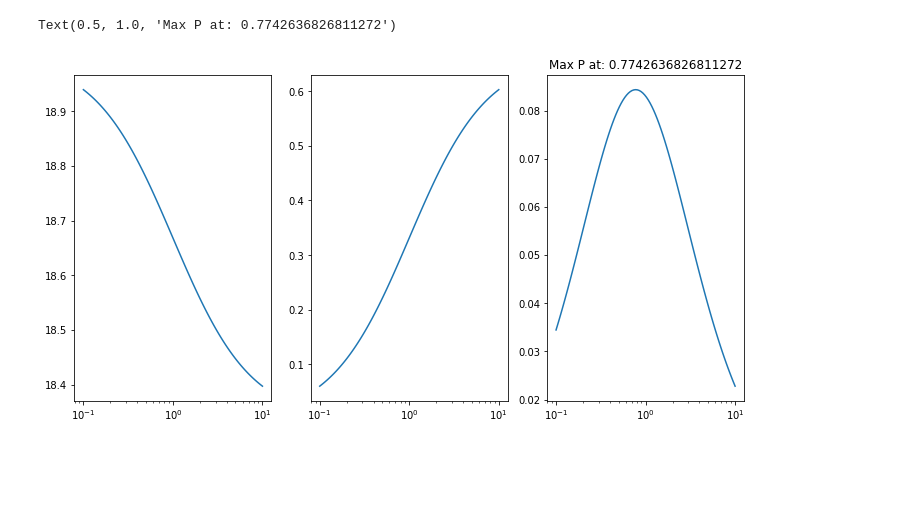
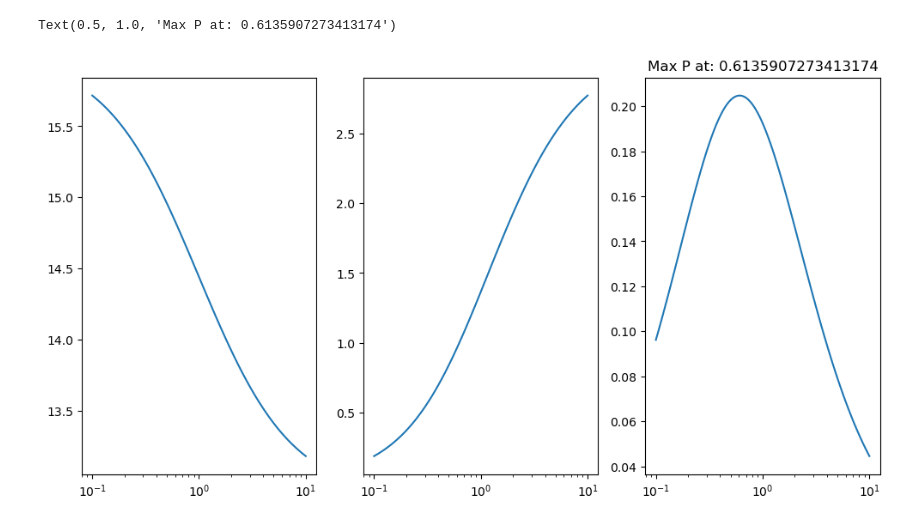
Before and after one commit to saurabhmalani1994/Cybernetic_BioModel, a Jupyter notebook: Germany Conference/consortiaForProduction/commonSubstrate.ipynb, the cells around one changed output. Saved outputs shown, nothing was run; the diff lists cells and outputs as text; code cells hidden in the pictures; blank space fills up the shorter version.

```diff
--- a/Germany Conference/consortiaForProduction/commonSubstrate.ipynb
+++ b/Germany Conference/consortiaForProduction/commonSubstrate.ipynb
@@ -12,16 +12,16 @@ def f(t, y, pars, X1, X2):
 
     d = mu12
 
-    dSdt = d * (S0 - S) - k1 * X1 * S / (KS1 + S) - mu12 * (X1 + X2) / Y12
-    dIdt = k1 * X1 * S / (KS1 + S) - d * I
+    dSdt = d * (S0 - S) - k1 * X1 * S / (KS1 + S) - mu12 * (X1 + X2) * Y12
+    dIdt = k1 * X1 * S / (KS1 + S) - k2 * X2 * I / (KI2 + I) - d * I
     dPdt = k2 * X2 * I / (KI2 + I) - d * P
 
     return [dSdt, dIdt, dPdt]
 # %%
 S0 = 20
-k1 = 0.1
+k1 = 0.2
 KS1 = 0.1
-k2 = 0.1
+k2 = 0.2
 KI2 = 1
 mu12 = 0.3
 Y12 = 2
@@ -46,16 +64,44 @@ for i, X1_over_X2 in enumerate(X1_over_X2_array):
 # %%
+S0 = 20
+k1 = 0.5
+KS1 = 1
+k2 = 0.1
+KI2 = 1
+mu12 = 0.3
+Y12 = 2
+
+pars = [S0, k1, KS1, k2, KI2, mu12, Y12]
+
+from scipy.integrate import solve_ivp
+from scipy.optimize import fsolve
+
+X1_over_X2_array = 10 ** np.linspace(-1, 1, 100)
+ss_arr_2 = np.zeros((len(X1_over_X2_array), 3))
+
+X_total = 2
+x = [15, 1, 1]
+
+for i, X1_over_X2 in enumerate(X1_over_X2_array):
+    X1 = X1_over_X2 * X_total / (1 + X1_over_X2)
+    X2 = X_total - X1
+
+    x, infodict, ier, mesg = fsolve(lambda y: f(0, y, pars, X1, X2), x, full_output=True)
+    # print(mesg)
+
+    ss_arr_2[i, :] = x
+
 import matplotlib.pyplot as plt
 
 plt.figure(figsize=(12, 6))
 ax = plt.subplot(131)
-ax.semilogx(X1_over_X2_array, ss_arr[:, 0], label='S')
+ax.semilogx(X1_over_X2_array, ss_arr_2[:, 0], label='S')
 
 ax = plt.subplot(132)
-ax.semilogx(X1_over_X2_array, ss_arr[:, 1], label='I')
+ax.semilogx(X1_over_X2_array, ss_arr_2[:, 1], label='I')
 
 ax = plt.subplot(133)
-ax.semilogx(X1_over_X2_array, ss_arr[:, 2], label='P')
-ax.set_title('Max P at: ' + str(X1_over_X2_array[np.argmax(ss_arr[:, 2])]))
+ax.semilogx(X1_over_X2_array, ss_arr_2[:, 2], label='P')
+ax.set_title('Max P at: ' + str(X1_over_X2_array[np.argmax(ss_arr_2[:, 2])]))
 # %% [output]
-Text(0.5, 1.0, 'Max P at: 0.7742636826811272')
+Text(0.5, 1.0, 'Max P at: 0.6135907273413174')
-[figure, old version]
+[figure, new version]
```
Also changed, not shown: parts of 3 cells of this notebook, 34 other files.
